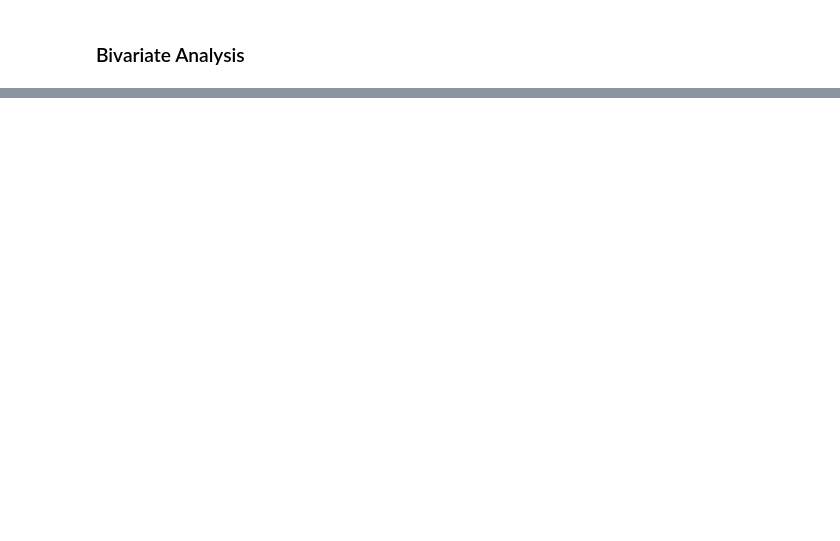
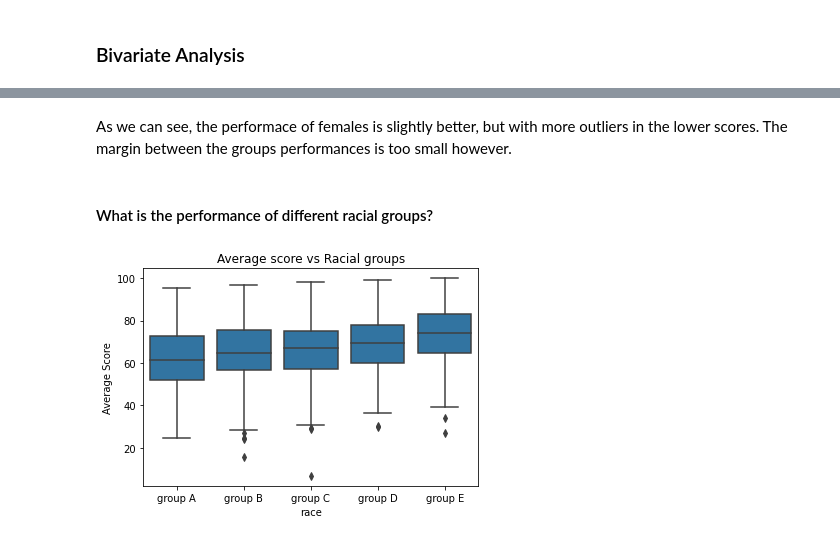
Before and after one commit to Hazem0h/project-3-Data-Viz, a Jupyter notebook: Part 1.ipynb, the cells around one changed output, grey strips where cells are left out. Saved outputs shown, nothing was run; the diff lists cells and outputs as text; code cells hidden in the pictures; blank space fills up the shorter version.

```diff
--- a/Part 1.ipynb
+++ b/Part 1.ipynb
@@ -239,0 +298,14 @@ df_mod.corr()
+# %% [markdown]
+As we can see, the performace of females is slightly better, but with more outliers in the lower scores. The margin between the groups performances is too small however.
+# %% [markdown]
+#### What is the performance of different racial groups?
+# %%
+# find the order
+order = df_mod.groupby("race").median().iloc[::1].index
+
+# plot
+sb.boxplot(data = df_mod, x = "race", y = "avg_score", color=base_color, order = order);
+plt.ylabel("Average Score");
+plt.title("Average score vs Racial groups");
+# %% [output]
+[figure, added]
```
Also changed, not shown: parts of 31 cells of this notebook.
